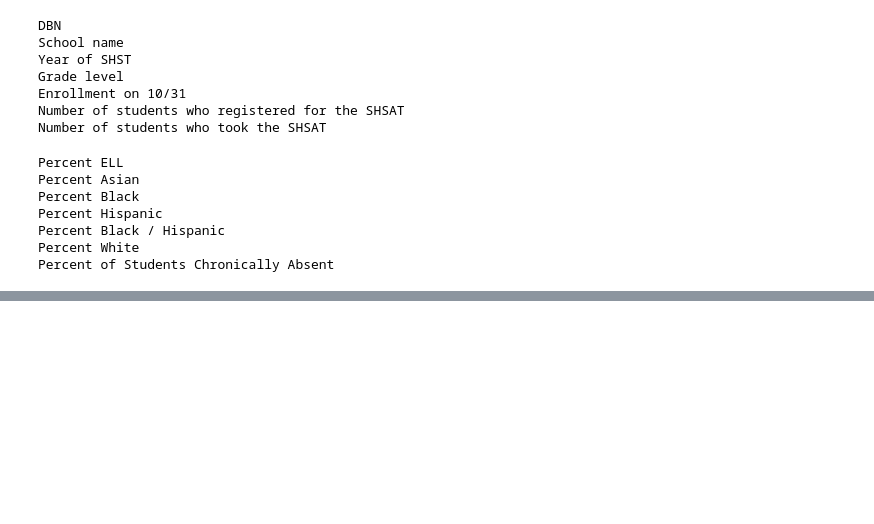
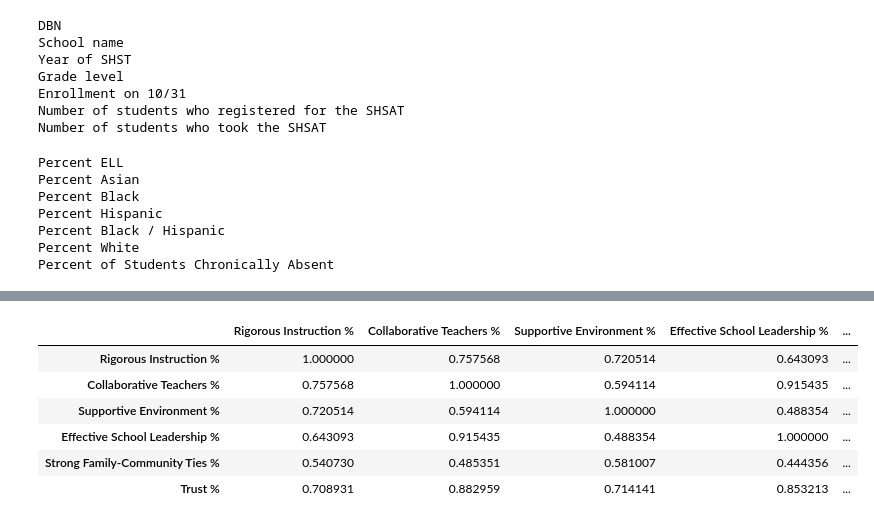
Before and after one commit to infocusp/passnyc_data_science_for_good, a Jupyter notebook: code/sandbox/brv/Data Understanding And Cleaning.ipynb, the cells around one changed output, grey strips where cells are left out. Saved outputs shown, nothing was run; the diff lists cells and outputs as text; code cells hidden in the pictures; blank space fills up the shorter version.

```diff
--- a/code/sandbox/brv/Data Understanding And Cleaning.ipynb
+++ b/code/sandbox/brv/Data Understanding And Cleaning.ipynb
@@ -96,0 +84,11 @@ school_map
+# %%
+school_rating = df1_copy[SPI_columns].dropna()
+school_rating.corr()
+# %% [output]
+|  | Rigorous Instruction % | Collaborative Teachers % | Supportive Environment % | Effective School Leadership % | ... |
+| Rigorous Instruction % | 1.000000 | 0.757568 | 0.720514 | 0.643093 | ... |
+| Collaborative Teachers % | 0.757568 | 1.000000 | 0.594114 | 0.915435 | ... |
+| Supportive Environment % | 0.720514 | 0.594114 | 1.000000 | 0.488354 | ... |
+| Effective School Leadership % | 0.643093 | 0.915435 | 0.488354 | 1.000000 | ... |
+| Strong Family-Community Ties % | 0.540730 | 0.485351 | 0.581007 | 0.444356 | ... |
+| Trust % | 0.708931 | 0.882959 | 0.714141 | 0.853213 | ... |
```
Also changed, not shown: parts of 19 cells of this notebook.
